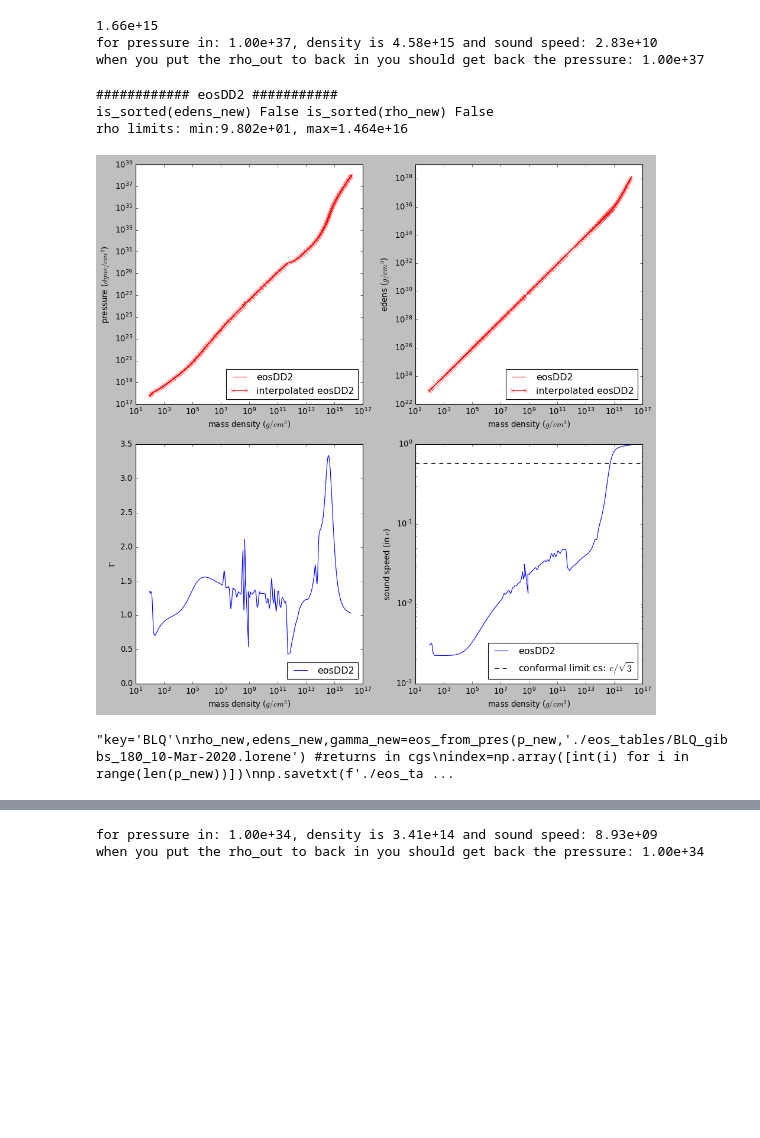
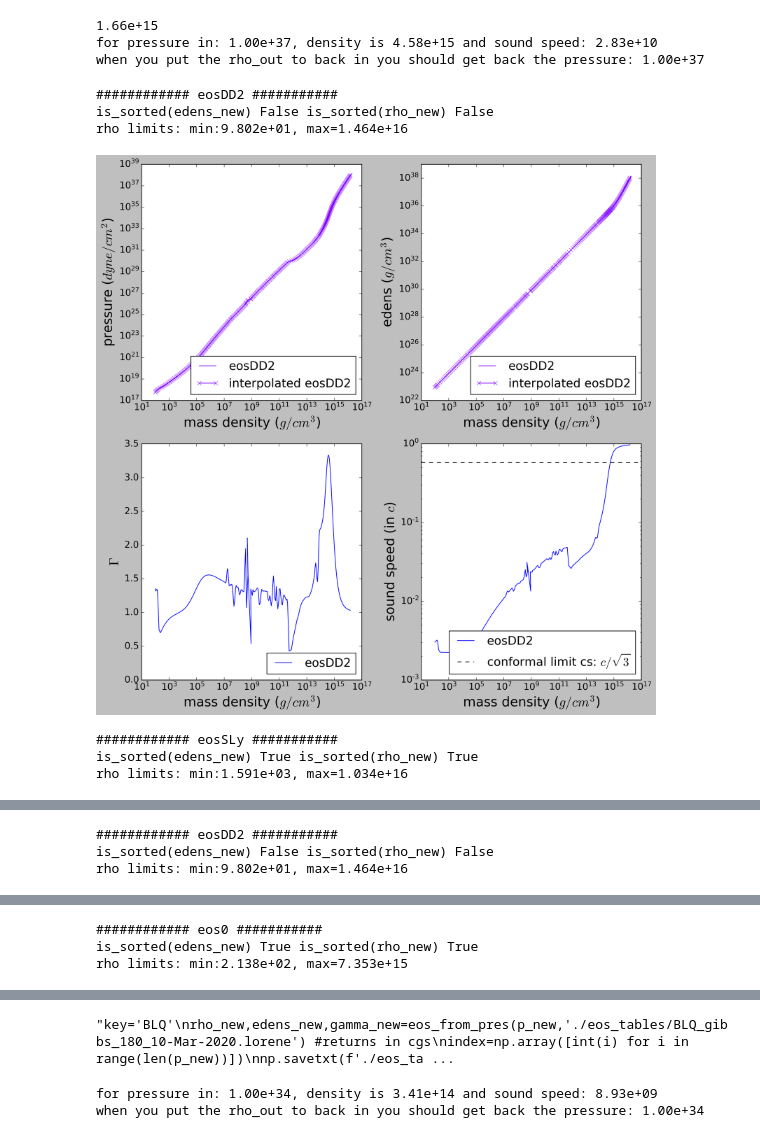
Before and after one commit to rahulkashyap411/tov, a Jupyter notebook: tov_enthalpy.ipynb, the cells around one changed output, grey strips where cells are left out. Cells and saved outputs as stored; diff of their text form; code cells hidden in the pictures; blank space fills up the shorter version.

```diff
--- a/tov_enthalpy.ipynb
+++ b/tov_enthalpy.ipynb
@@ -852,8 +854,20 @@ for pressure in: 1.00e+37, density is 4.58e+15 and sound speed: 2.83e+10
 when you put the rho_out to back in you should get back the pressure: 1.00e+37
 # %%
 
-
-
+import myconstants as const
+import matplotlib as mpl
+import matplotlib.pyplot as plt
+from mpl_toolkits.mplot3d import Axes3D
+import matplotlib.cm as cm
+from matplotlib import rc
+##from IPython.display import set_matplotlib_formats
+##set_matplotlib_formats('svg')
+plt.rcParams['figure.dpi'] = 300
+plt.rcParams['savefig.dpi'] = 300
+rc('axes', labelsize=20) #24
+rc('legend', fontsize=18) #16
+rc('xtick', labelsize=14)
+rc('ytick', labelsize=14)
 ###################################################################################3
 
 fm=1.e-13 #1femotometer in cm
@@ -861,12 +875,16 @@ dens_conversion=const.CGS_AMU/(fm**3)
 edens_conversion=const.CGS_C**2
 
 eos_dir = './eos_tables/'
-eos_list=['eosDD2'] #['eosSLy','eosDD2','eos0']  #['eosSLy'] #,'eosDD2']
+eos_list=['eosDD2','eosSLy','eosDD2','eos0']  #['eosSLy'] #,'eosDD2']
 c_list=['r','b','c','k','g']
 p_new=np.logspace(np.log10(6.e17),np.log10(1.e38),300)
-fig,((ax1,ax2),(ax3,ax4))=plt.subplots(nrows=2,ncols=2,figsize=(12,12))
 
-for eoskey,color in zip(eos_list,c_list):
+
+n_end=4
+colors = iter(cm.rainbow(np.linspace(0, 1,n_end )))  #len(eoslist)
+for eoskey in eos_list:
+    fig,((ax1,ax2),(ax3,ax4))=plt.subplots(nrows=2,ncols=2,figsize=(12,12))
+    color=next(colors)
     print(f'############ {eoskey} ###########')
     eos_file = eos_dir+eoskey+'.lorene'
     eos_tabdata = np.loadtxt(eos_file,comments='#',skiprows=9)
@@ -881,9 +899,7 @@ for eoskey,color in zip(eos_list,c_list):
     ax1.plot(rho_new,p_new,c=color,marker='x',label='interpolated '+eoskey)
     #ax1.set_xlim([1.e14,1.e16])
     #ax1.set_ylim([1.e32,1.e36])
-    ax1.set_xscale('log')
-    ax1.set_yscale('log')
-    ax1.set(xlabel=r'mass density ($g/cm^{3}$)',ylabel=r'pressure ($dyne/cm^2$)')
+    ax1.set(xscale='log',yscale='log',xlabel=r'mass density ($g/cm^{3}$)',ylabel=r'pressure ($dyne/cm^2$)')
     ax1.legend(loc=4)
 
     ax2.plot(rho*dens_conversion,edens*edens_conversion,c=color,label=eoskey)
@@ -896,37 +912,40 @@ for eoskey,color in zip(eos_list,c_list):
     ax2.legend(loc=4)
 
     ax3.plot(rho_new,gamma_new,label=eoskey)
     ax3.set_xscale('log')
     ax3.set(xlabel=r'mass density ($g/cm^{3}$)',ylabel=r'$\Gamma$')
     ax3.legend(loc=4)
 
     ax4.plot(rho_new,cs_new/const.CGS_C,label=eoskey)
     ax4.set_xscale('log')
     ax4.set_yscale('log')
     ax4.set(xlabel=r'mass density ($g/cm^{3}$)',ylabel=r'sound speed (in $c$)')
 
 
-ax4.axhline(1/np.sqrt(3),ls='--',c='k',label='conformal limit cs: $c/\sqrt{3}$')
-ax4.legend(loc=4)
-plt.tight_layout()
-#plt.savefig('eos_plots_phase.png',dpi=150)
+    ax4.axhline(1/np.sqrt(3),ls='--',c='k',label='conformal limit cs: $c/\sqrt{3}$')
+    ax4.legend(loc=4)
+    plt.tight_layout()
+    #plt.savefig('eos_plots_phase.png',dpi=150)
 
-plt.show()
+    plt.show()
+    fig.clf()
 
 ## saving eos data in a file in a specific format --
 """key='BLQ'
 rho_new,edens_new,gamma_new=eos_from_pres(p_new,'./eos_tables/BLQ_gibbs_180_10-Mar-2020.lorene') #returns in cgs
 index=np.array([int(i) for i in range(len(p_new))])
 np.savetxt(f'./eos_tables/{key}_data.out',np.c_[index, rho_new/dens_conversion, edens_new/edens_conversion, p_new, gamma_new],header='\n#i rho edens pres gamma',comments=f'#density, pressure and energy density in cgs units for eos={key}.\n')
 
 key='BLH'
 rho_new,edens_new,gamma_new=eos_from_pres(p_new,'./eos_tables/BLH_new_14-Apr-2020.lorene') #returns in cgs
 index=np.array([int(i) for i in range(len(p_new))])
 np.savetxt(f'./eos_tables/{key}_data.out',np.c_[index, rho_new/dens_conversion, edens_new/edens_conversion, p_new, gamma_new],header='\n#i rho edens pres gamma',comments=f'#density, pressure and energy density in cgs units for eos={key}.\n')
 """
 # %% [output]
 ############ eosDD2 ###########
 is_sorted(edens_new) False is_sorted(rho_new) False
 rho limits: min:9.802e+01, max=1.464e+16
-[figure, old version]
+[figure, new version]
-"key='BLQ'\nrho_new,edens_new,gamma_new=eos_from_pres(p_new,'./eos_tables/BLQ_gibbs_180_10-Mar-2020.lorene') #returns in cgs\nindex=np.array([int(i) for i in range(len(p_new))])\nnp.savetxt(f'./eos_ta ...
+############ eosSLy ###########
+is_sorted(edens_new) True is_sorted(rho_new) True
+rho limits: min:1.591e+03, max=1.034e+16
@@ -932,0 +953,3 @@ rho limits: min:9.802e+01, max=1.464e+16
+############ eosDD2 ###########
+is_sorted(edens_new) False is_sorted(rho_new) False
+rho limits: min:9.802e+01, max=1.464e+16
@@ -932,0 +957,3 @@ rho limits: min:9.802e+01, max=1.464e+16
+############ eos0 ###########
+is_sorted(edens_new) True is_sorted(rho_new) True
+rho limits: min:2.138e+02, max=7.353e+15
@@ -933,3 +961,4 @@ rho limits: min:9.802e+01, max=1.464e+16
+"key='BLQ'\nrho_new,edens_new,gamma_new=eos_from_pres(p_new,'./eos_tables/BLQ_gibbs_180_10-Mar-2020.lorene') #returns in cgs\nindex=np.array([int(i) for i in range(len(p_new))])\nnp.savetxt(f'./eos_ta ...
 # %%
 # %% [output]
 for pressure in: 1.00e+34, density is 3.41e+14 and sound speed: 8.93e+09
```
Also changed, not shown: parts of 5 cells of this notebook, 1 other file.
